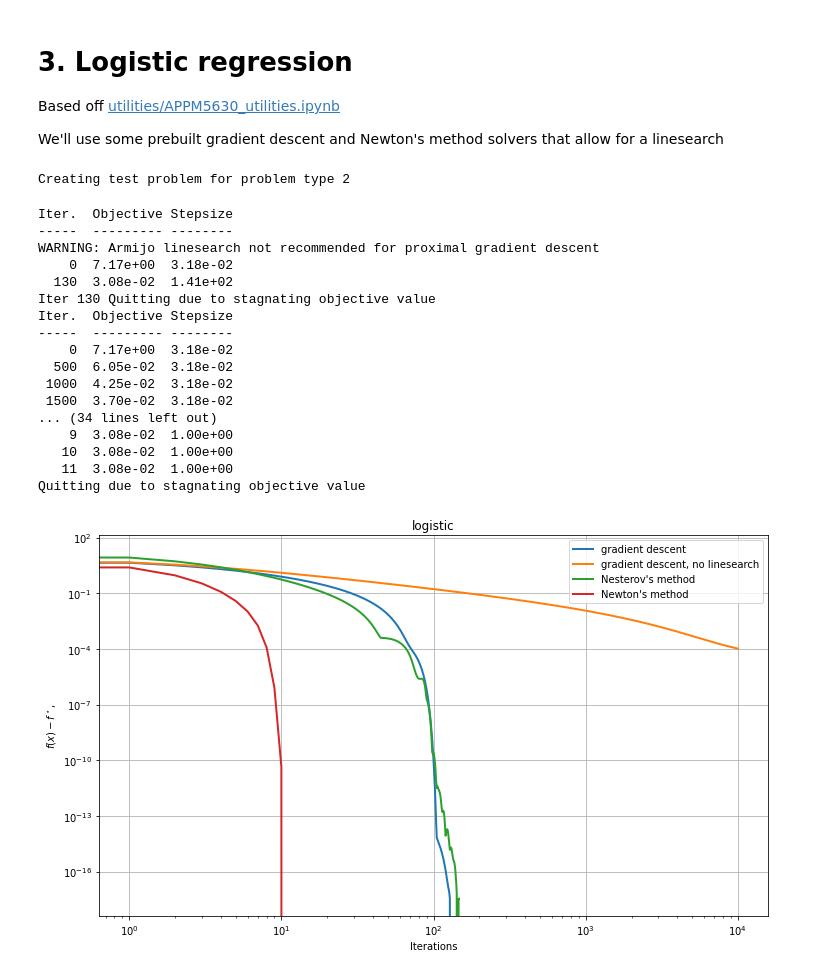
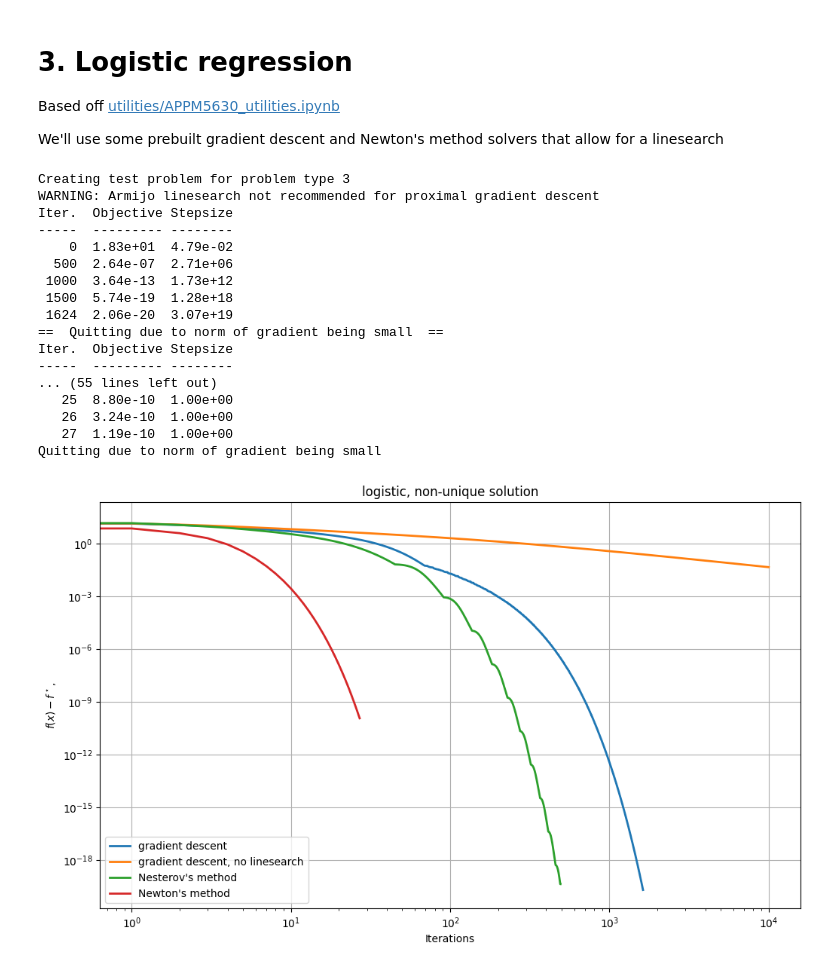
Before and after one commit to stephenbeckr/convex-optimization-class, a Jupyter notebook: Demos/ConvergenceRateDemo.ipynb, the cells around one changed output. Cells and saved outputs as stored; diff of their text form; code cells hidden in the pictures.

Commit message:
remove dependence on cvxpy for logistic demo

```diff
--- a/Demos/ConvergenceRateDemo.ipynb
+++ b/Demos/ConvergenceRateDemo.ipynb
@@ -226,7 +229,7 @@ Based off [utilities/APPM5630_utilities.ipynb](https://github.com/stephenbeckr/c
 
 We'll use some prebuilt gradient descent and Newton's method solvers that allow for a linesearch
 # %%
-problemNumber = 2  # logistic regression
+problemNumber = 3  # logistic regression
 # case 2 is logistic with a unique solution, using CVXPY to find it
 # case 3 is logistic with an interpolating solution, might have other solutions, doesn't need CVXPY
 rng = np.random.default_rng(1)
@@ -242,49 +245,48 @@ x_gd, data_gd = firstOrderMethods.gradientDescent(prob['f'],prob['grad'],x0,step
                                                acceleration=NesterovAcceleration,restart=None)
 _, data_gd_noLinesearch = firstOrderMethods.gradientDescent(prob['f'],prob['grad'],x0,stepsize=1/L,
                                                printEvery=None,maxIters=None,
                                                tol=1e-20, saveHistory=True, linesearch=False,
                                                acceleration=NesterovAcceleration,restart=None)
 
 NesterovAcceleration = True
 x_Nesterov, data_Nesterov = firstOrderMethods.gradientDescent(prob['f'],prob['grad'],x0,stepsize=1/L,
                                                printEvery=None,maxIters=None,
                                                tol=1e-20, saveHistory=True, linesearch=True,
                                                ArmijoLinesearch=False,
                                                acceleration=NesterovAcceleration,restart=45)
 
 x_Newton, data_Newton = secondOrderMethods.NewtonsMethod( prob['f'],prob['grad'],prob['Hess'],
                                           x0,tol=1e-10,
                                           saveHistory=True,maxIters=100)
 
 plt.figure(figsize=(12,7))
 plt.semilogy(  data_gd['fcnHistory']-prob['fTrue'] , label='gradient descent',linewidth=2)
 plt.semilogy(  data_gd_noLinesearch['fcnHistory']-prob['fTrue'] , label='gradient descent, no linesearch',linewidth=2)
 plt.semilogy(  data_Nesterov['fcnHistory']-prob['fTrue'] , label="Nesterov's method",linewidth=2)
 plt.semilogy(  data_Newton['fcnHistory']-prob['fTrue'] , label="Newton's method",linewidth=2)
 plt.xscale("log")
 plt.grid(True)
 plt.xlabel('Iterations')
 plt.ylabel(r'$f(x)-f^\star$,')
 plt.legend()
 plt.title(prob['name'])
 plt.show()
 # %% [output]
-Creating test problem for problem type 2
+Creating test problem for problem type 3
+WARNING: Armijo linesearch not recommended for proximal gradient descent
+Iter.  Objective Stepsize
+-----  --------- --------
+    0  1.83e+01  4.79e-02
+  500  2.64e-07  2.71e+06
+ 1000  3.64e-13  1.73e+12
+ 1500  5.74e-19  1.28e+18
+ 1624  2.06e-20  3.07e+19
+==  Quitting due to norm of gradient being small  ==
+Iter.  Objective Stepsize
+-----  --------- --------
+... (55 lines left out)
+   25  8.80e-10  1.00e+00
+   26  3.24e-10  1.00e+00
+   27  1.19e-10  1.00e+00
+Quitting due to norm of gradient being small
-Iter.  Objective Stepsize
------  --------- --------
-WARNING: Armijo linesearch not recommended for proximal gradient descent
-    0  7.17e+00  3.18e-02
-  130  3.08e-02  1.41e+02
-Iter 130 Quitting due to stagnating objective value
-Iter.  Objective Stepsize
------  --------- --------
-    0  7.17e+00  3.18e-02
-  500  6.05e-02  3.18e-02
- 1000  4.25e-02  3.18e-02
- 1500  3.70e-02  3.18e-02
-... (34 lines left out)
-    9  3.08e-02  1.00e+00
-   10  3.08e-02  1.00e+00
-   11  3.08e-02  1.00e+00
-Quitting due to stagnating objective value
-[figure, old version]
+[figure, new version]
```
Also changed, not shown: parts of 5 cells of this notebook.
